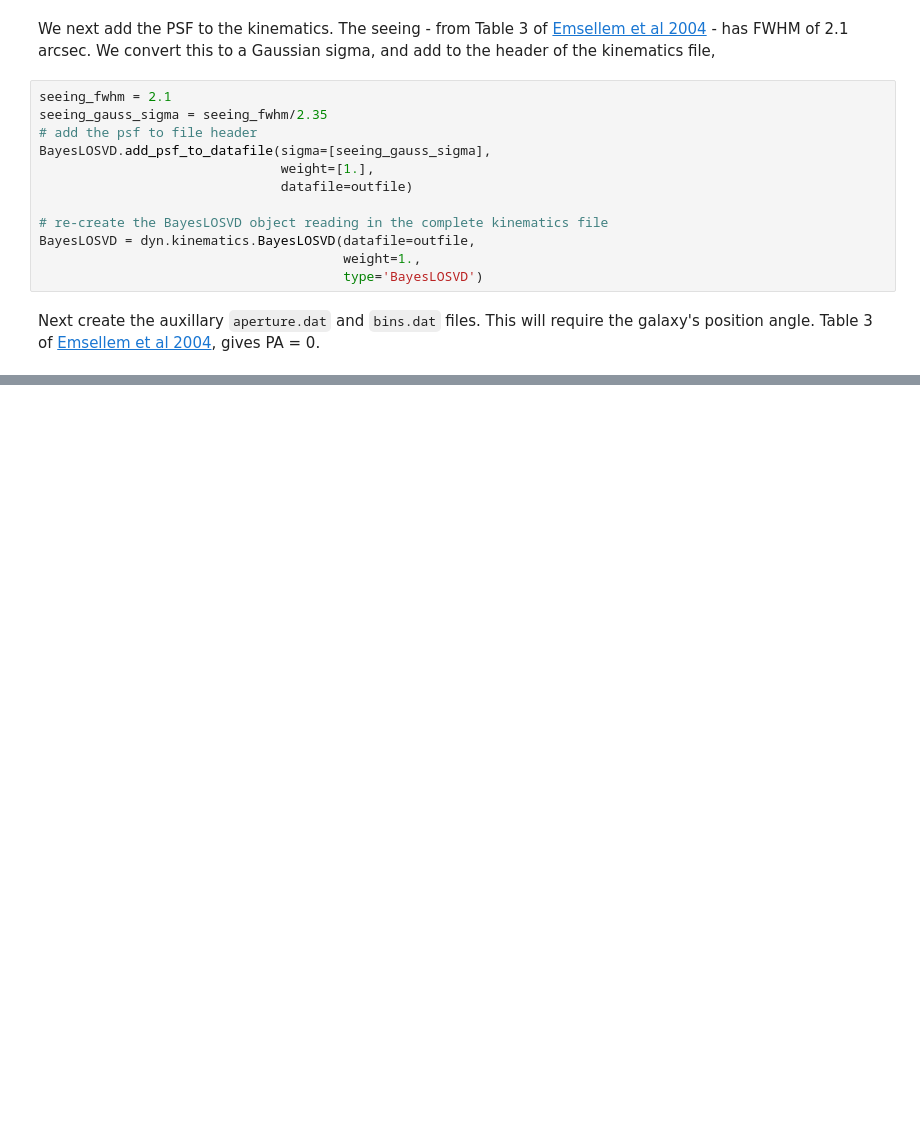
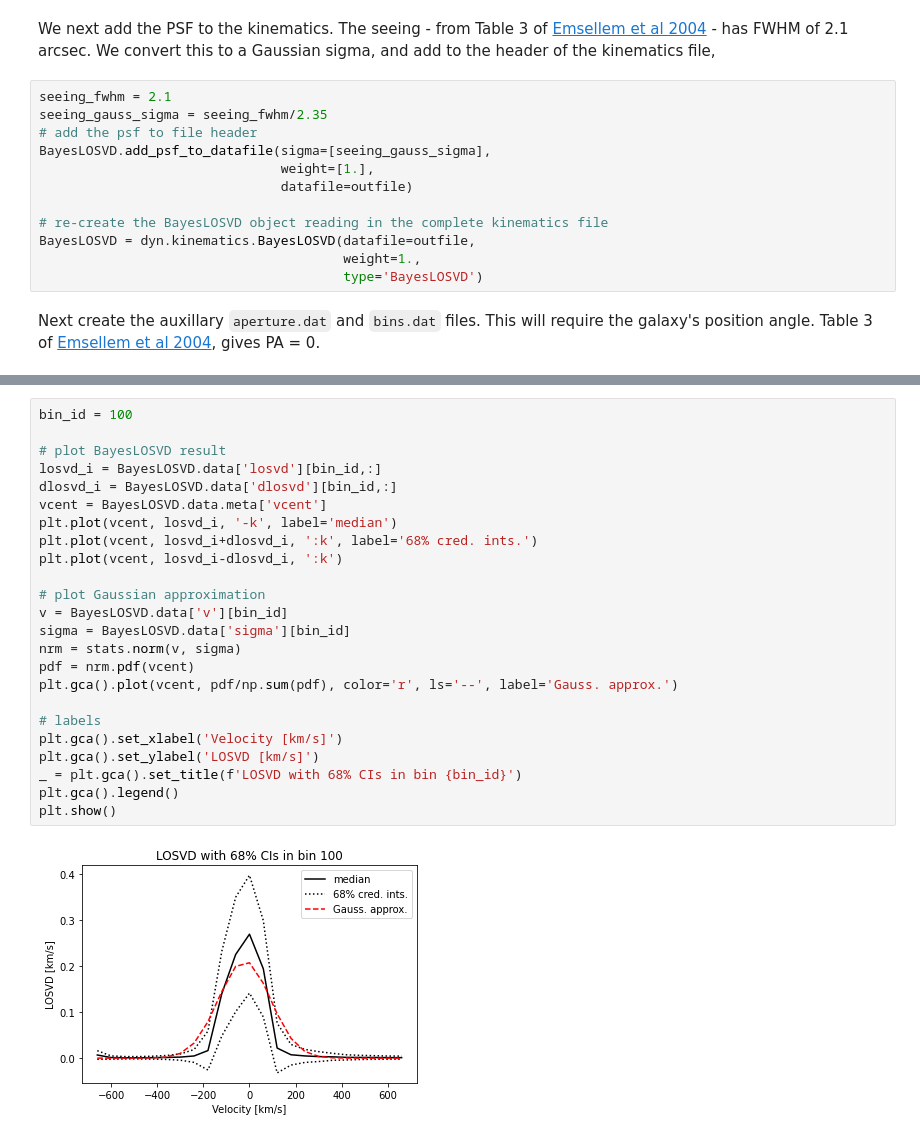
Before and after one commit to dynamics-of-stellar-systems/dynamite, a Jupyter notebook: docs/tutorial_notebooks/BayesLOSVD_and_DYNAMITE.ipynb, the cells around one changed output, grey strips where cells are left out. Cells and saved outputs as stored; diff of their text form; blank space fills up the shorter version.

```diff
--- a/docs/tutorial_notebooks/BayesLOSVD_and_DYNAMITE.ipynb
+++ b/docs/tutorial_notebooks/BayesLOSVD_and_DYNAMITE.ipynb
@@ -75,0 +236,26 @@ Next prepare the DYNAMITE congfiguration file. We've included the file `NGC4550_
+# %%
+bin_id = 100
+
+# plot BayesLOSVD result
+losvd_i = BayesLOSVD.data['losvd'][bin_id,:]
+dlosvd_i = BayesLOSVD.data['dlosvd'][bin_id,:]
+vcent = BayesLOSVD.data.meta['vcent']
+plt.plot(vcent, losvd_i, '-k', label='median')
+plt.plot(vcent, losvd_i+dlosvd_i, ':k', label='68% cred. ints.')
+plt.plot(vcent, losvd_i-dlosvd_i, ':k')
+
+# plot Gaussian approximation
+v = BayesLOSVD.data['v'][bin_id]
+sigma = BayesLOSVD.data['sigma'][bin_id]
+nrm = stats.norm(v, sigma)
+pdf = nrm.pdf(vcent)
+plt.gca().plot(vcent, pdf/np.sum(pdf), color='r', ls='--', label='Gauss. approx.')
+
+# labels
+plt.gca().set_xlabel('Velocity [km/s]')
+plt.gca().set_ylabel('LOSVD [km/s]')
+_ = plt.gca().set_title(f'LOSVD with 68% CIs in bin {bin_id}')
+plt.gca().legend()
+plt.show()
+# %% [output]
+[figure, added]
```
Also changed, not shown: parts of 25 cells of this notebook, 1 other file.
